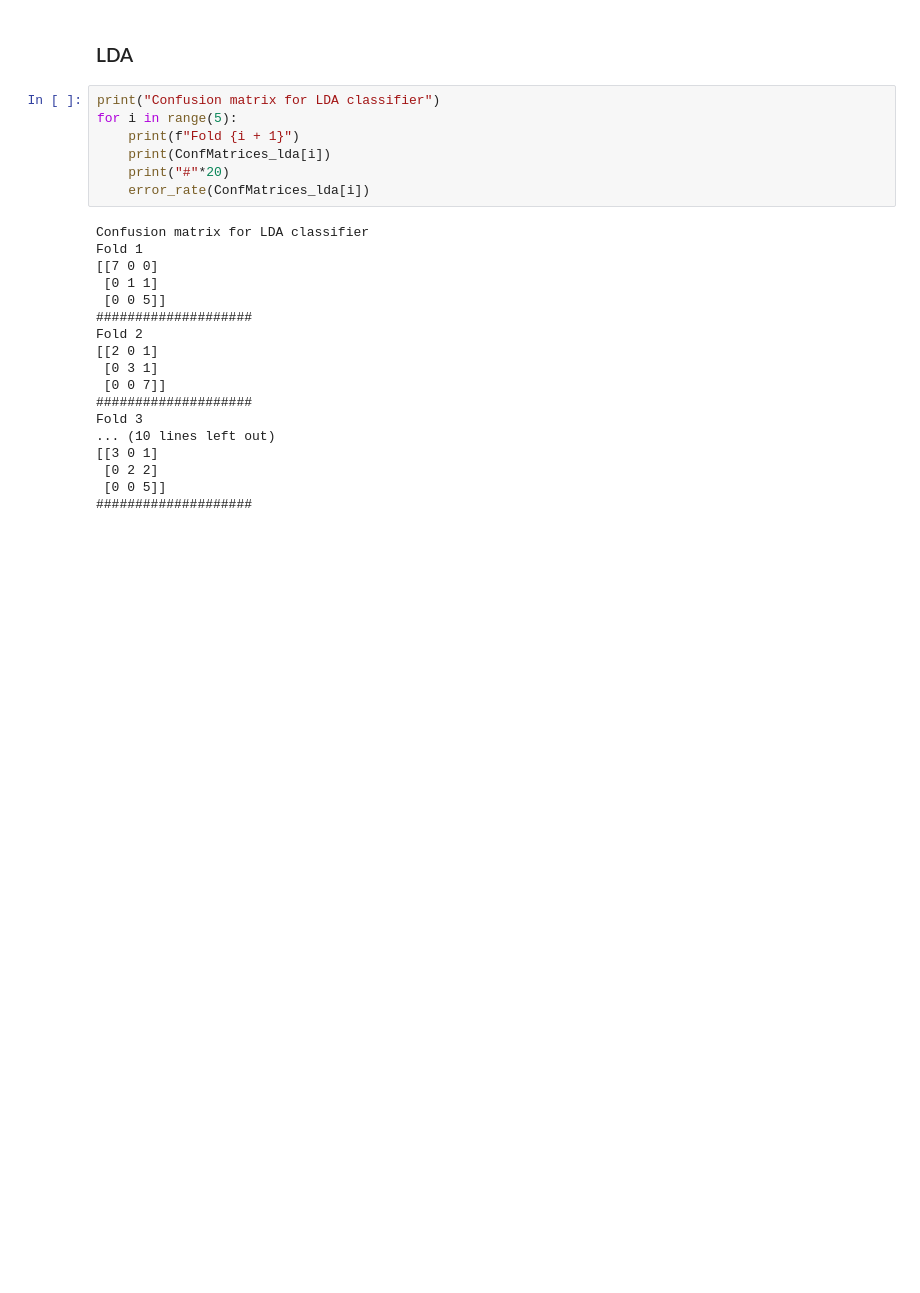
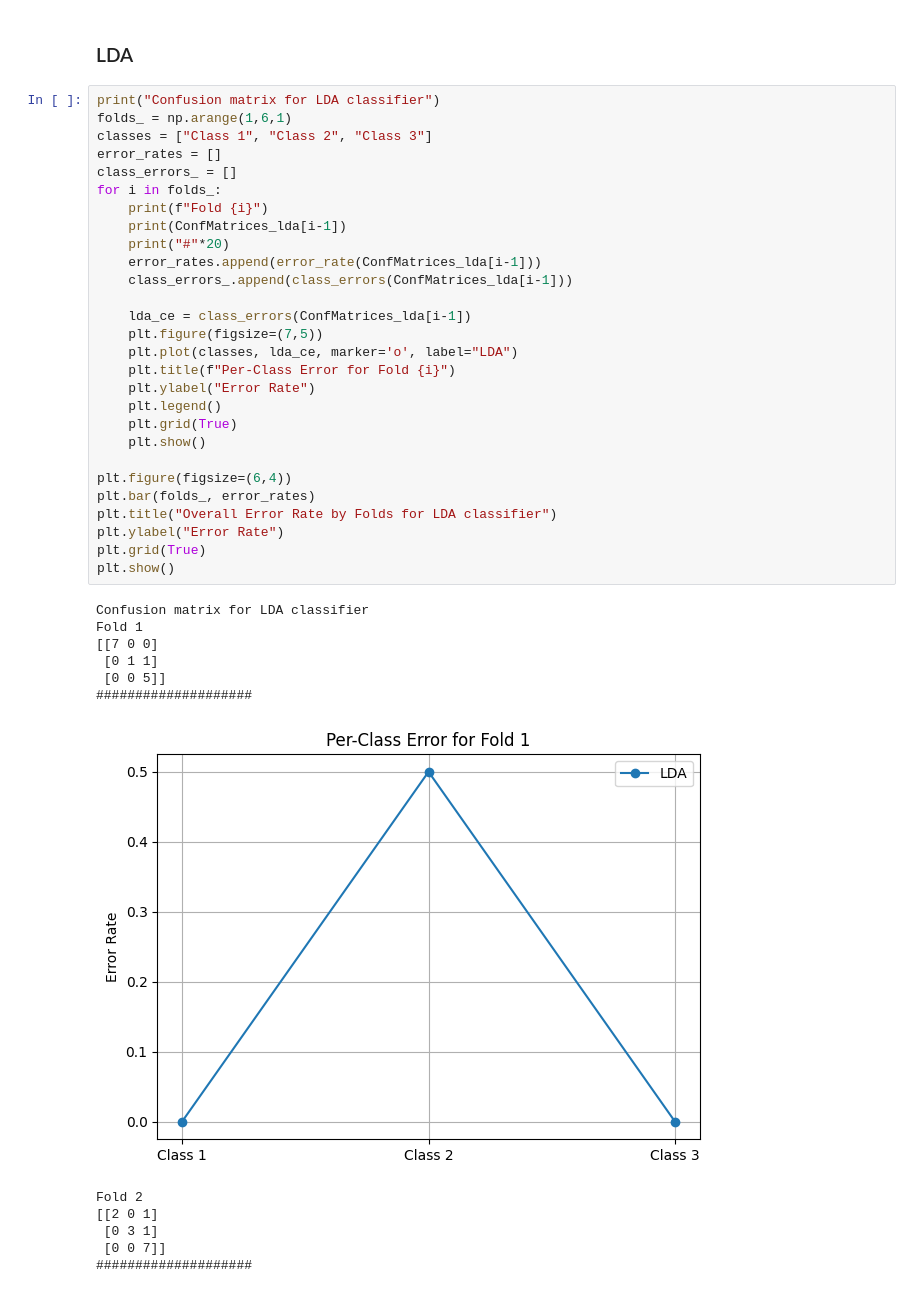
Before and after one commit to ivokusi/ME453-Final-Project, a Jupyter notebook: main.ipynb, the cells around one changed output. Drawn from its saved outputs; the diff is of its cells as text; blank space fills up the shorter version.

```diff
--- a/main.ipynb
+++ b/main.ipynb
@@ -394,26 +394,42 @@ def class_errors(cm):
 ### LDA
 # %%
 print("Confusion matrix for LDA classifier")
-for i in range(5):
-    print(f"Fold {i + 1}")
-    print(ConfMatrices_lda[i])
+folds_ = np.arange(1,6,1)
+classes = ["Class 1", "Class 2", "Class 3"]
+error_rates = []
+class_errors_ = []
+for i in folds_:
+    print(f"Fold {i}")
+    print(ConfMatrices_lda[i-1])
     print("#"*20)
-    error_rate(ConfMatrices_lda[i])
+    error_rates.append(error_rate(ConfMatrices_lda[i-1]))
+    class_errors_.append(class_errors(ConfMatrices_lda[i-1]))
+
+    lda_ce = class_errors(ConfMatrices_lda[i-1])
+    plt.figure(figsize=(7,5))
+    plt.plot(classes, lda_ce, marker='o', label="LDA")
+    plt.title(f"Per-Class Error for Fold {i}")
+    plt.ylabel("Error Rate")
+    plt.legend()
+    plt.grid(True)
+    plt.show()
+
+plt.figure(figsize=(6,4))
+plt.bar(folds_, error_rates)
+plt.title("Overall Error Rate by Folds for LDA classifier")
+plt.ylabel("Error Rate")
+plt.grid(True)
+plt.show()
 # %% [output]
 Confusion matrix for LDA classifier
 Fold 1
 [[7 0 0]
  [0 1 1]
  [0 0 5]]
 ####################
-Fold 2
-[[2 0 1]
- [0 3 1]
- [0 0 7]]
-####################
-Fold 3
-... (10 lines left out)
-[[3 0 1]
- [0 2 2]
- [0 0 5]]
-####################
+[figure, added]
+Fold 2
+[[2 0 1]
+ [0 3 1]
+ [0 0 7]]
+####################
```
Also changed, not shown: parts of 5 cells of this notebook.
